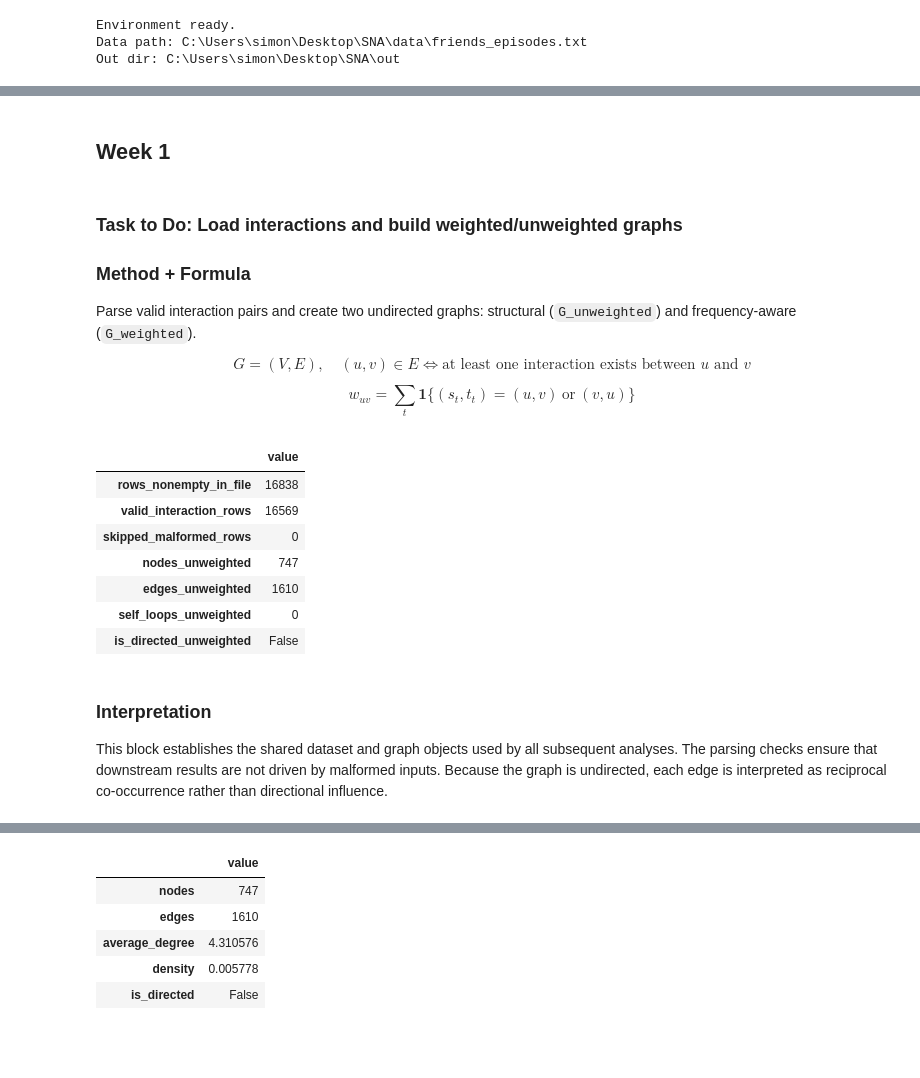
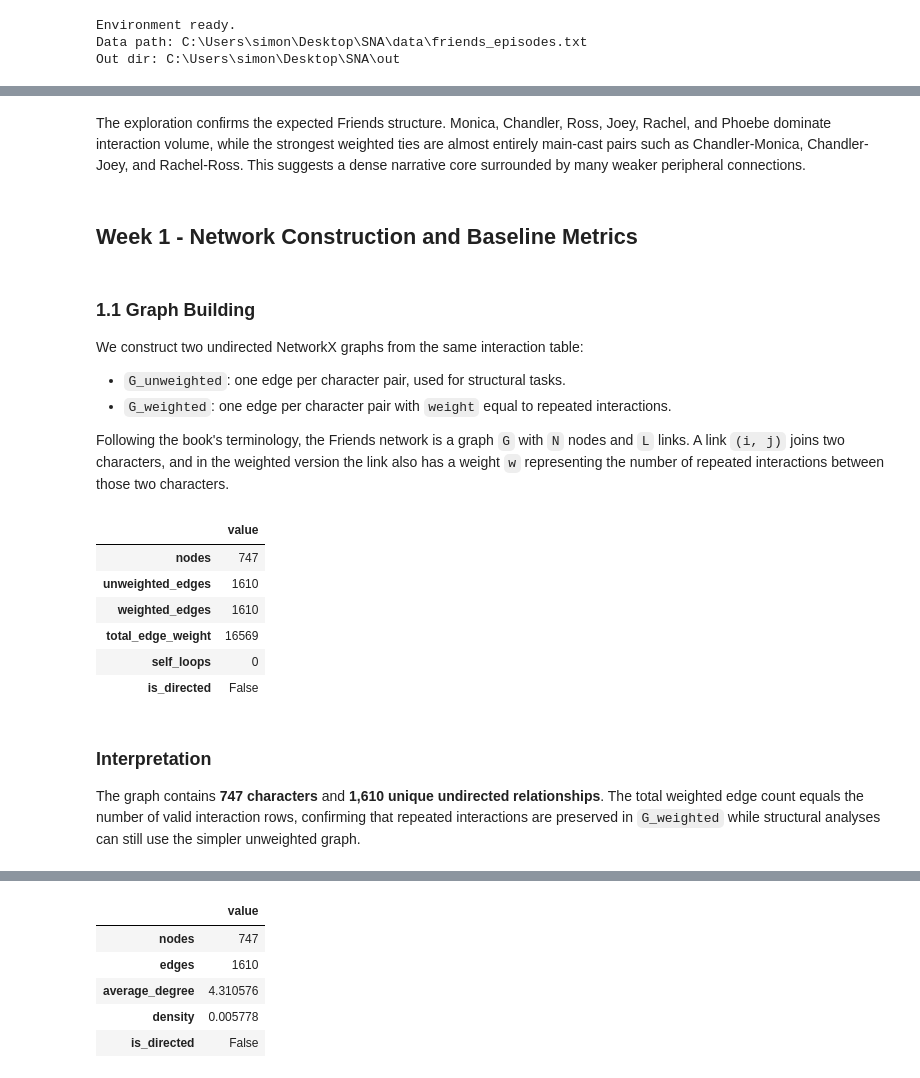
Before and after one commit to simoneprezioso/Social-Network-Analysis, a Jupyter notebook: main.ipynb, the cells around one changed output, grey strips where cells are left out. Saved outputs shown, nothing was run; the diff lists cells and outputs as text; code cells hidden in the pictures; blank space fills up the shorter version.

```diff
--- a/main.ipynb
+++ b/main.ipynb
@@ -72,8 +58,10 @@ Added for cleaner notebook flow and to avoid repeating code across weeks. Also s
 # %%
 def load_interactions(path: Path) -> pd.DataFrame:
-    """Load valid interaction rows; skip blank and # metadata lines."""
+    """Load valid interaction rows; skip blank and metadata lines."""
     rows = []
     total_nonempty = 0
+    metadata_lines = 0
+    episode_markers = 0
     skipped_malformed = 0
 
     with open(path, "r", encoding="utf-8") as f:
@@ -85,6 +73,10 @@ def load_interactions(path: Path) -> pd.DataFrame:
             total_nonempty += 1
 
             if line.startswith("#"):
+                metadata_lines += 1
+                marker = line[1:].strip().lower().split()[0]
+                if marker.startswith("s") and "e" in marker:
+                    episode_markers += 1
                 continue
 
             tokens = line.split()
@@ -96,6 +88,8 @@ def load_interactions(path: Path) -> pd.DataFrame:
 
     df = pd.DataFrame(rows, columns=["source", "target"])
     df.attrs["total_nonempty"] = total_nonempty
+    df.attrs["metadata_lines"] = metadata_lines
+    df.attrs["episode_markers"] = episode_markers
     df.attrs["valid_rows"] = len(df)
     df.attrs["skipped_malformed"] = skipped_malformed
     return df
@@ -207,7 +201,7 @@ def community_partitions(G: nx.Graph) -> dict[str, dict[str, int] | float]:
 
 
 def compute_link_scores(G: nx.Graph) -> pd.DataFrame:
-    """Compute CN, AA, scaled versions, and averaged combined score."""
+    """Compute CN, AA, scaled versions, and a summed combined score."""
     H = nx.Graph(G)
     H.remove_edges_from(nx.selfloop_edges(H))
 
@@ -225,7 +219,7 @@ def compute_link_scores(G: nx.Graph) -> pd.DataFrame:
     scaled = scaler.fit_transform(df[["CN", "AA"]])
     df["CN_scaled"] = scaled[:, 0]
     df["AA_scaled"] = scaled[:, 1]
-    df["combined_score"] = 0.5 * (df["CN_scaled"] + df["AA_scaled"])
+    df["combined_score"] = df["CN_scaled"] + df["AA_scaled"]
 
     return df
 
@@ -369,49 +470,48 @@ def simulate_ic(
+# %% [markdown]
+The exploration confirms the expected Friends structure. Monica, Chandler, Ross, Joey, Rachel, and Phoebe dominate interaction volume, while the strongest weighted ties are almost entirely main-cast pairs such as Chandler-Monica, Chandler-Joey, and Rachel-Ross. This suggests a dense narrative core surrounded by many weaker peripheral connections.
 # %% [markdown]
-## Week 1
+## **Week 1 - Network Construction and Baseline Metrics**
 # %% [markdown]
-### Task to Do: Load interactions and build weighted/unweighted graphs
+### **1.1 Graph Building**
 
-### Method + Formula
-Parse valid interaction pairs and create two undirected graphs: structural (`G_unweighted`) and frequency-aware (`G_weighted`).
+We construct two undirected NetworkX graphs from the same interaction table:
 
-$$
-G=(V,E),\quad (u,v)\in E \iff \text{at least one interaction exists between }u\text{ and }v
-$$
+- `G_unweighted`: one edge per character pair, used for structural tasks.
+- `G_weighted`: one edge per character pair with `weight` equal to repeated interactions.
 
-$$
-w_{uv}=\sum_{t}\mathbf{1}\{(s_t,t_t)=(u,v)\ \text{or}\ (v,u)\}
-$$
+Following the book's terminology, the Friends network is a graph `G` with `N` nodes and `L` links. A link `(i, j)` joins two characters, and in the weighted version the link also has a weight `w` representing the number of repeated interactions between those two characters.
 # %%
-interactions_df = load_interactions(DATA_PATH)
 G_unweighted = build_graph(interactions_df, weighted=False)
 G_weighted = build_graph(interactions_df, weighted=True)
 
-summary = pd.Series(
+graph_build_summary = pd.Series(
     {
-        "rows_nonempty_in_file": interactions_df.attrs["total_nonempty"],
-        "valid_interaction_rows": interactions_df.attrs["valid_rows"],
-        "skipped_malformed_rows": interactions_df.attrs["skipped_malformed"],
-        "nodes_unweighted": G_unweighted.number_of_nodes(),
-        "edges_unweighted": G_unweighted.number_of_edges(),
-        "self_loops_unweighted": nx.number_of_selfloops(G_unweighted),
-        "is_directed_unweighted": G_unweighted.is_directed(),
+        "nodes": G_unweighted.number_of_nodes(),
+        "unweighted_edges": G_unweighted.number_of_edges(),
+        "weighted_edges": G_weighted.number_of_edges(),
+        "total_edge_weight": sum(
+            data["weight"] for _, _, data in G_weighted.edges(data=True)
+        ),
+        "self_loops": nx.number_of_selfloops(G_unweighted),
+        "is_directed": G_unweighted.is_directed(),
     }
 )
-display(summary.to_frame("value"))
 
-assert interactions_df.shape[1] == 2
-assert interactions_df.columns.tolist() == ["source", "target"]
-assert interactions_df.notna().all().all()
+display(graph_build_summary.to_frame("value"))
+
+assert G_unweighted.number_of_nodes() == G_weighted.number_of_nodes()
+assert G_unweighted.number_of_edges() == G_weighted.number_of_edges()
+assert graph_build_summary["total_edge_weight"] == len(interactions_df)
 # %% [output]
 |  | value |
-| rows_nonempty_in_file | 16838 |
-| valid_interaction_rows | 16569 |
-| skipped_malformed_rows | 0 |
-| nodes_unweighted | 747 |
-| edges_unweighted | 1610 |
-| self_loops_unweighted | 0 |
-| is_directed_unweighted | False |
+| nodes | 747 |
+| unweighted_edges | 1610 |
+| weighted_edges | 1610 |
+| total_edge_weight | 16569 |
+| self_loops | 0 |
+| is_directed | False |
 # %% [markdown]
-### Interpretation
-This block establishes the shared dataset and graph objects used by all subsequent analyses. The parsing checks ensure that downstream results are not driven by malformed inputs. Because the graph is undirected, each edge is interpreted as reciprocal co-occurrence rather than directional influence.
+### **Interpretation**
+
+The graph contains **747 characters** and **1,610 unique undirected relationships**. The total weighted edge count equals the number of valid interaction rows, confirming that repeated interactions are preserved in `G_weighted` while structural analyses can still use the simpler unweighted graph.
 # %% [markdown]
```
Also changed, not shown: parts of 70 cells of this notebook.
